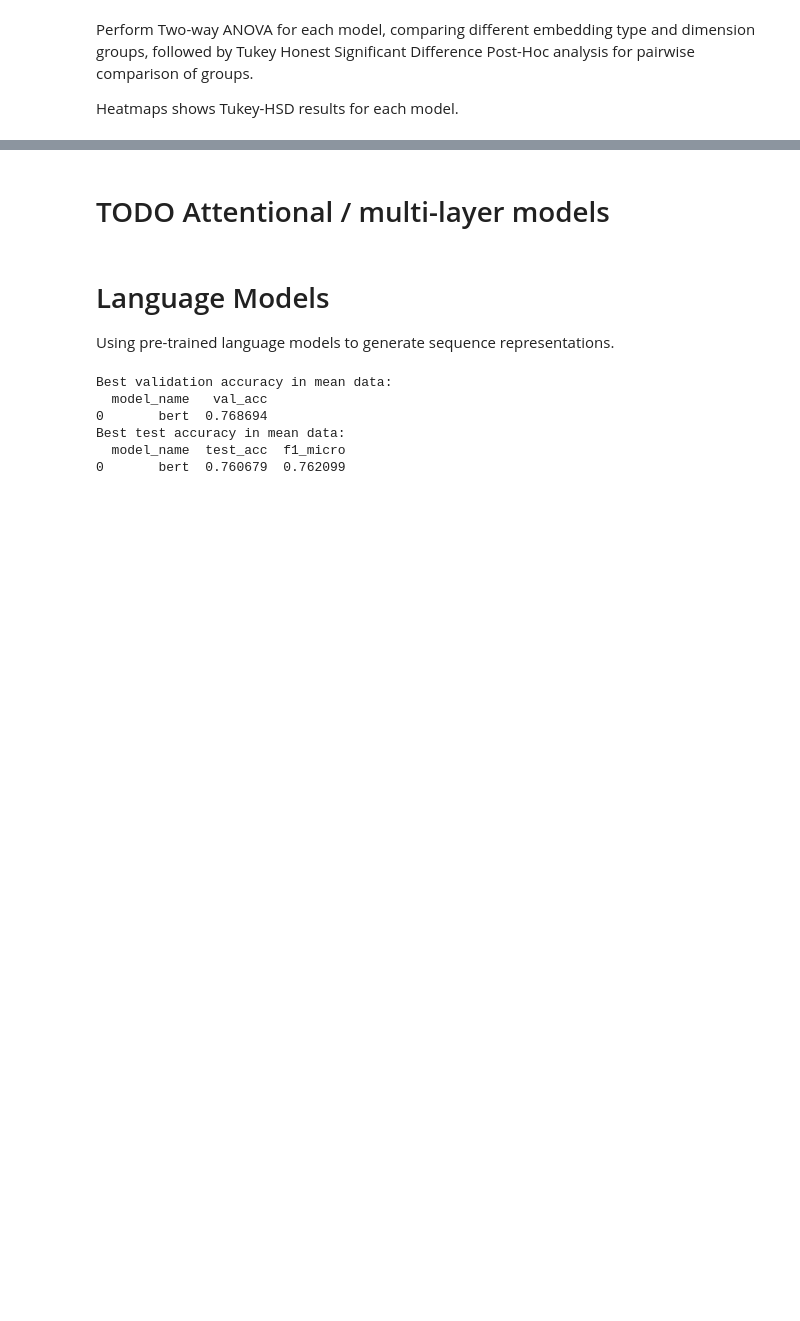
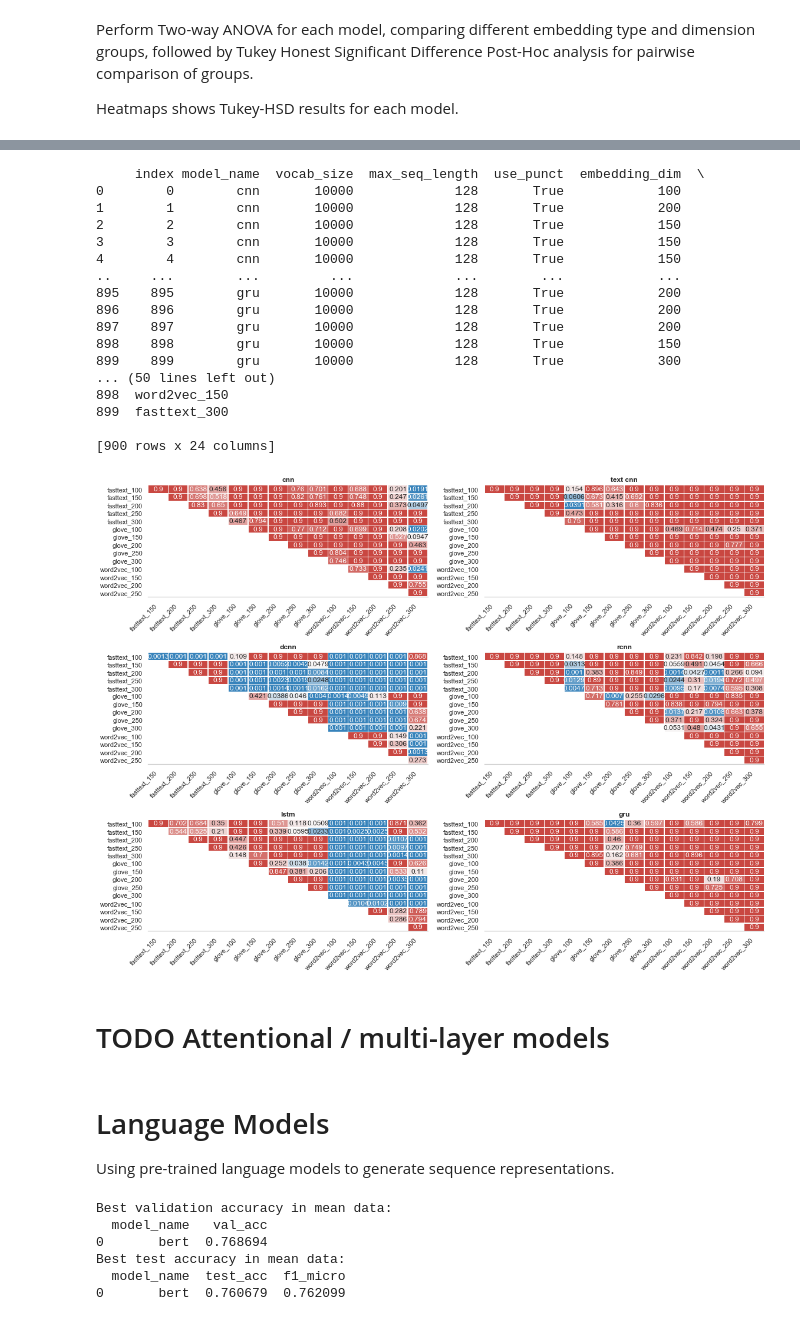
Before and after one commit to NathanDuran/Sentence-Encoding-for-DA-Classification, a Jupyter notebook: data_processing/results.ipynb, the cells around one changed output, grey strips where cells are left out. Saved outputs shown, nothing was run; the diff lists cells and outputs as text; code cells hidden in the pictures; blank space fills up the shorter version.

```diff
--- a/data_processing/results.ipynb
+++ b/data_processing/results.ipynb
@@ -557,3 +560,37 @@ The following models do not have significant p-values when comparing embedding_d
+# %%
+# Add embedding type and dimension column
+embed_data['embedding'] = embed_data.apply(lambda row: row['embedding_type'] + "_" + str(row['embedding_dim']), axis=1)
+
+# Run Tukey-HSD post-hoc analysis
+tukey_frame = tukey_hsd(embed_data, 'embedding', metric, show_result=False)
+
+# Drop the un-needed columns and generate heatmaps
+tukey_frame = tukey_frame.drop(columns=['meandiff', 'lower', 'upper', 'reject'], axis=1)
+
+g, fig = plot_facetgrid(tukey_frame, x='group1', y='group2', hue='p-value', col='model_name', kind='heatmap',
+                        title='', y_label='', x_label='', num_col=2, colour='RdBu_r',
+                        annot=True, fmt='0.3', linewidths=0.5, cbar=False, custom_boundaries=[0.0, 0.05, 1.0],
+                        y_tick_rotation=0, x_tick_rotation=45, height=4)
+# g.savefig(os.path.join(task_name, exp_param ,exp_param + '_anova.png'))
+# %% [output]
+     index model_name  vocab_size  max_seq_length  use_punct  embedding_dim  \
+0        0        cnn       10000             128       True            100
+1        1        cnn       10000             128       True            200
+2        2        cnn       10000             128       True            150
+3        3        cnn       10000             128       True            150
+4        4        cnn       10000             128       True            150
+..     ...        ...         ...             ...        ...            ...
+895    895        gru       10000             128       True            200
+896    896        gru       10000             128       True            200
+897    897        gru       10000             128       True            200
+898    898        gru       10000             128       True            150
+899    899        gru       10000             128       True            300
+... (50 lines left out)
+898  word2vec_150
+899  fasttext_300
+
+[900 rows x 24 columns]
+[figure, added]
 # %% [markdown]
 # TODO Attentional / multi-layer models
 # %% [markdown]
```
Also changed, not shown: parts of 5 cells of this notebook, 2 other files.
